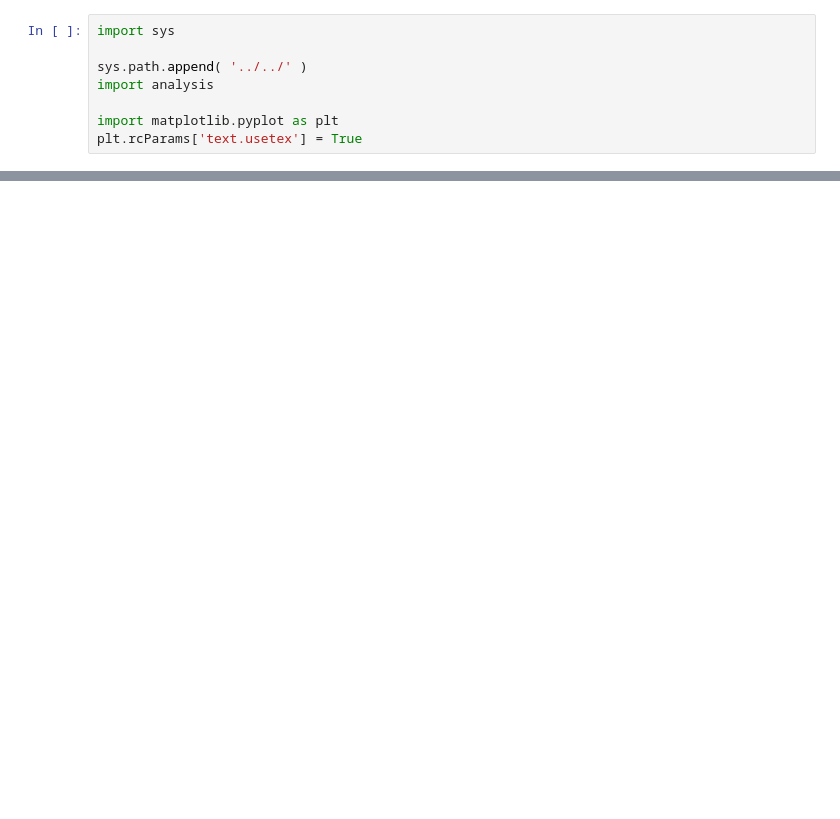
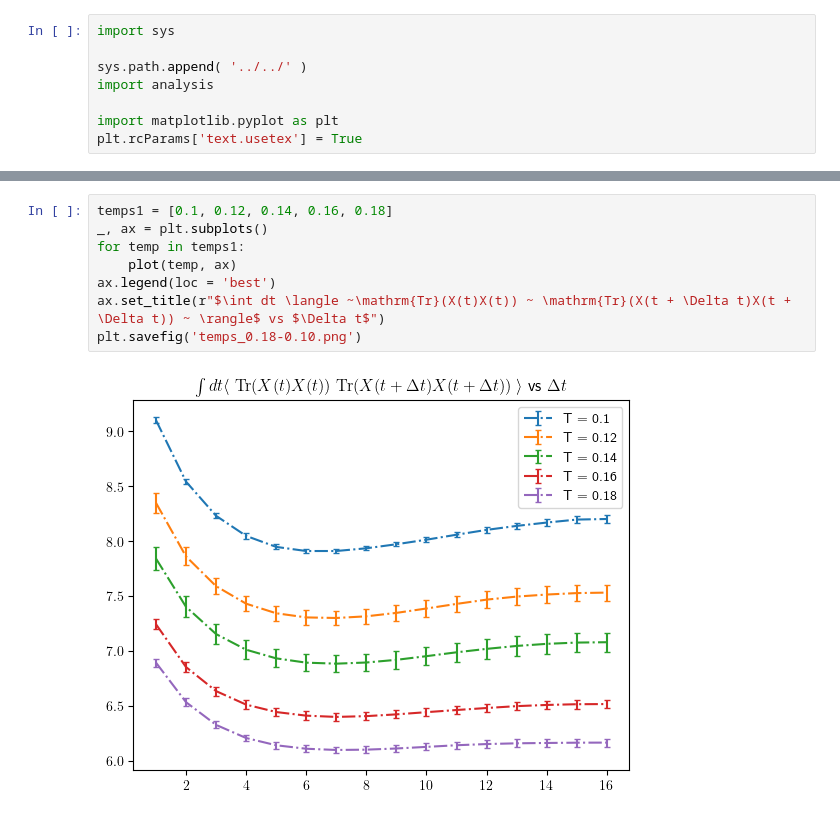
Before and after one commit to adithyarao3103/BFSS-CPPCODE, a Jupyter notebook: DATA_ANALYSIS/CPP/DIFFTEMPS/data.ipynb, the cells around one changed output, grey strips where cells are left out. Drawn from its saved outputs; the diff is of its cells as text; blank space fills up the shorter version.

```diff
--- a/DATA_ANALYSIS/CPP/DIFFTEMPS/data.ipynb
+++ b/DATA_ANALYSIS/CPP/DIFFTEMPS/data.ipynb
@@ -262,0 +39,10 @@ plt.savefig("temps_0.18-0.10.png", dpi=500)
+# %%
+temps1 = [0.1, 0.12, 0.14, 0.16, 0.18]
+_, ax = plt.subplots()
+for temp in temps1:
+    plot(temp, ax)
+ax.legend(loc = 'best')
+ax.set_title(r"$\int dt \langle ~\mathrm{Tr}(X(t)X(t)) ~ \mathrm{Tr}(X(t + \Delta t)X(t + \Delta t)) ~ \rangle$ vs $\Delta t$")
+plt.savefig('temps_0.18-0.10.png')
+# %% [output]
+[figure, added]
```
Also changed, not shown: parts of 18 cells of this notebook, 7 other files.
